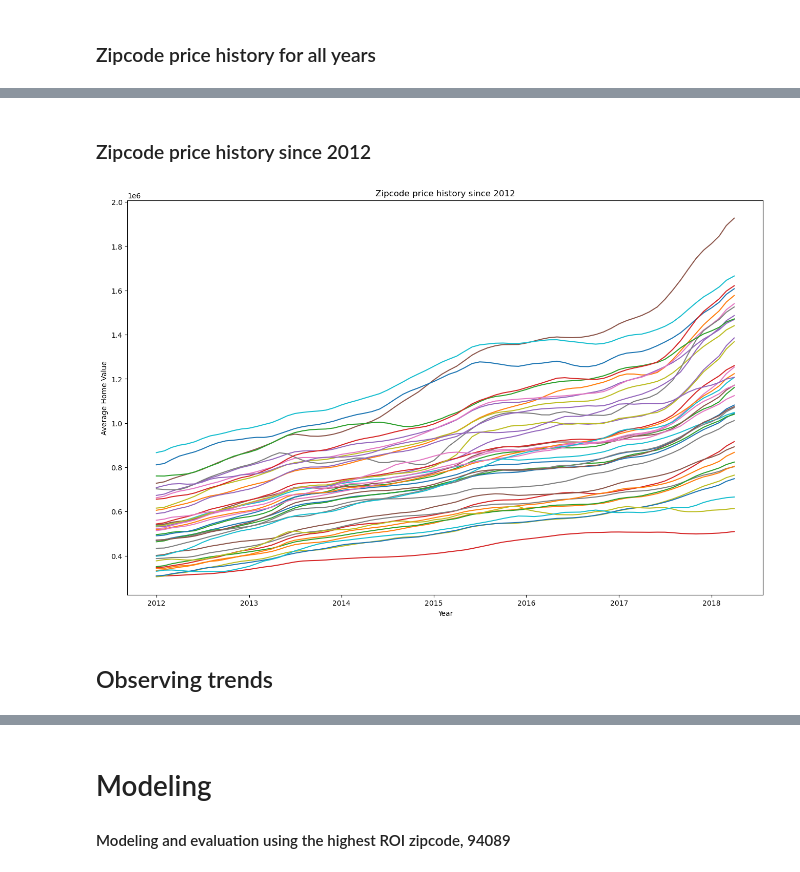
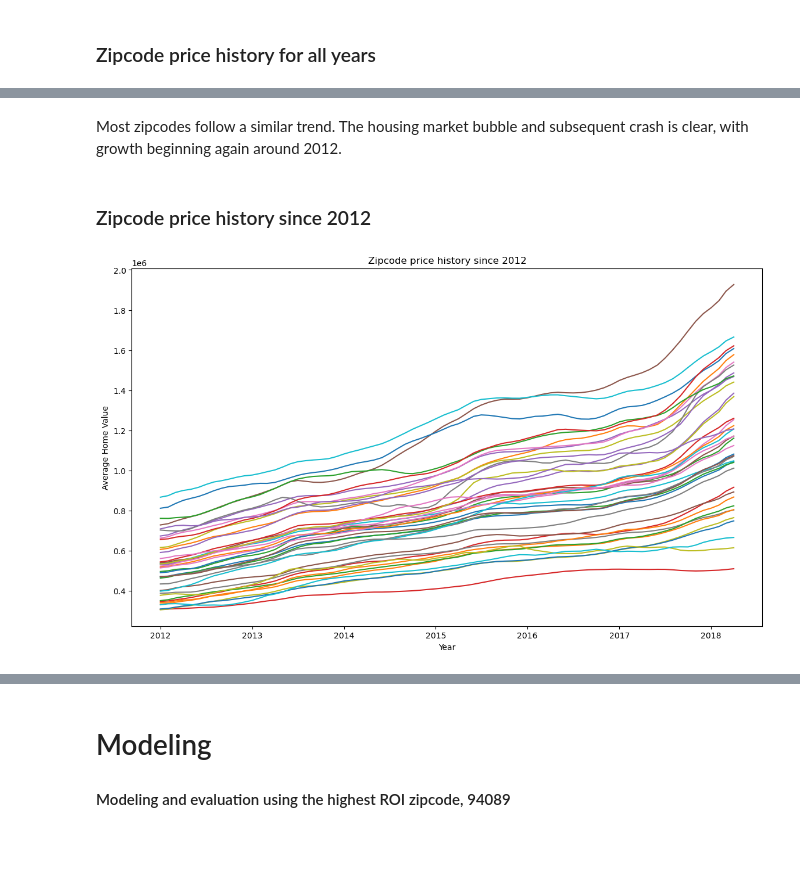
Before and after one commit to lalynjay/Time_series_analysis, a Jupyter notebook: Time_series_analysis.ipynb, the cells around one changed output, grey strips where cells are left out. Saved outputs shown, nothing was run; the diff lists cells and outputs as text; code cells hidden in the pictures; blank space fills up the shorter version.

```diff
--- a/Time_series_analysis.ipynb
+++ b/Time_series_analysis.ipynb
@@ -315,7 +322,7 @@ for idx, zipcode in san_jose["RegionName"].iteritems():
     zip_dict[zipcode] = melt_data(san_jose[san_jose['RegionName']==zipcode])
 
 # plot zipcode price history
-fig,ax = plt.subplots(figsize=(16,10))
+fig,ax = plt.subplots(figsize=(14,8))
 
 for zipcode in zip_dict:
     ax.plot(zip_dict[zipcode]);
@@ -327,20 +334,19 @@ ax.set_xlabel('Year');
+# %% [markdown]
+Most zipcodes follow a similar trend. The housing market bubble and subsequent crash is clear, with growth beginning again around 2012.
 # %% [markdown]
 ### Zipcode price history since 2012
 # %%
-
 # make time series dataframe of Zip Code prices since 2012
 for idx, zipcode in san_jose["RegionName"].iteritems():
     zip_dict[zipcode] = melt_data(san_jose[san_jose['RegionName']==zipcode])['2012-01':]
 
 # plot
-fig,ax = plt.subplots(figsize=(16,10))
+fig,ax = plt.subplots(figsize=(14,8))
 
 for zipcode in zip_dict:
     ax.plot(zip_dict[zipcode]);
 ax.set_title('Zipcode price history since 2012')
 ax.set_ylabel('Average Home Value')
 ax.set_xlabel('Year');
 # %% [output]
-[figure, old version]
+[figure, new version]
-# %% [markdown]
-## Observing trends
```
Also changed, not shown: parts of 63 cells of this notebook.
